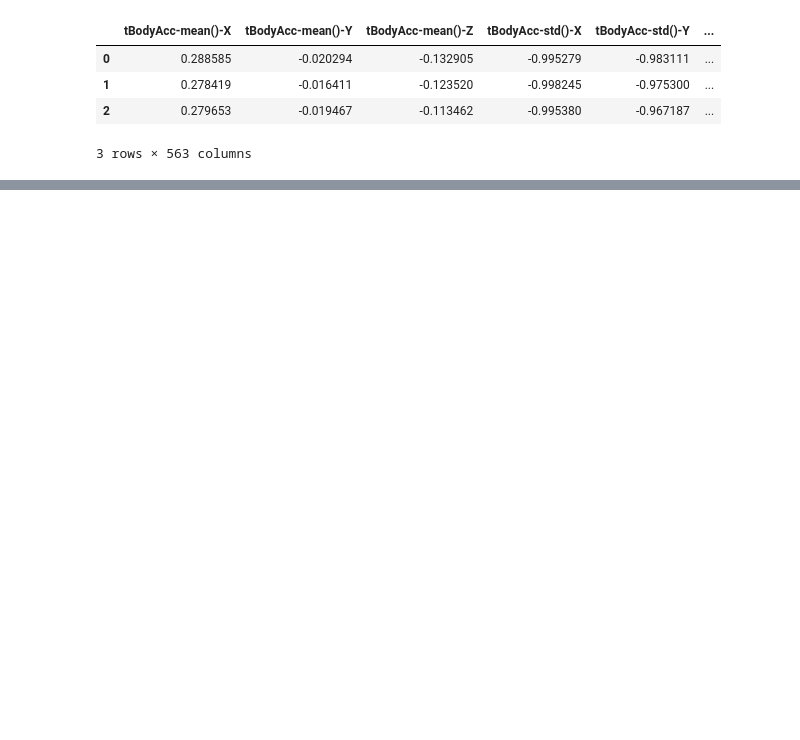
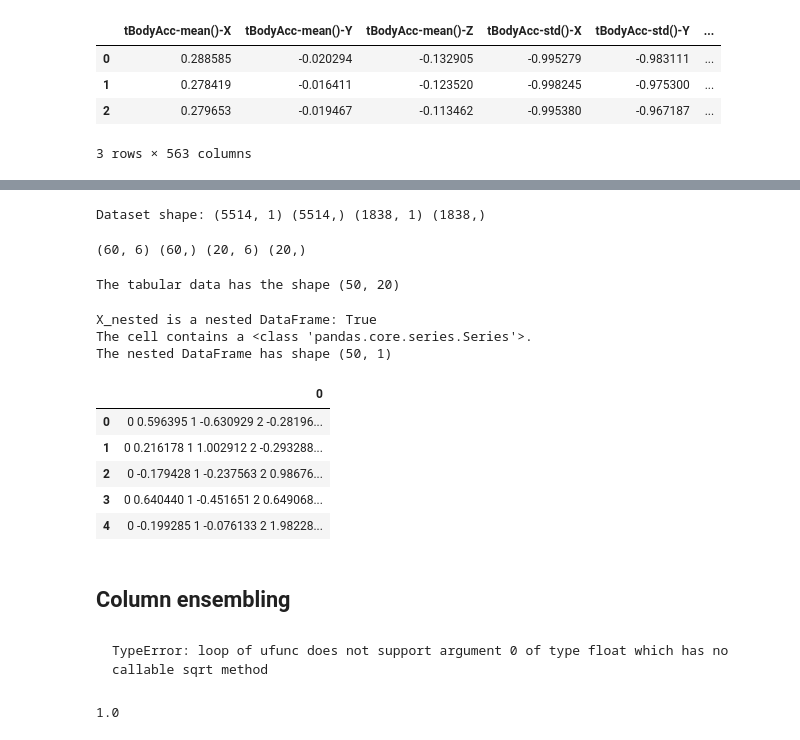
Before and after one commit to shamilnabiyev/automl-time-series, a Jupyter notebook: notebooks/sktime.ipynb, the cells around one changed output, grey strips where cells are left out. Cells and saved outputs as stored; diff of their text form; code cells hidden in the pictures; blank space fills up the shorter version.

````diff
--- a/notebooks/sktime.ipynb
+++ b/notebooks/sktime.ipynb
@@ -30,0 +134,46 @@ train.head(3)
+# %%
+features = train.columns.difference([target, 'datetime'])
+
+X = train[features]
+X = from_2d_array_to_nested(X)
+y = train[target]
+
+X_train, X_val, y_train, y_val = train_test_split(X, y, random_state=42, shuffle=False)
+
+print('Dataset shape:', X_train.shape, y_train.shape, X_val.shape, y_val.shape)
+# %% [output]
+Dataset shape: (5514, 1) (5514,) (1838, 1) (1838,)
+# %%
+X2, y2 = load_basic_motions(return_X_y=True)
+X2_train, X2_test, y2_train, y2_test = train_test_split(X2, y2, random_state=42)
+print(X2_train.shape, y2_train.shape, X2_test.shape, y2_test.shape)
+# %% [output]
+(60, 6) (60,) (20, 6) (20,)
+# %%
+from numpy.random import default_rng
+
+from sktime.datatypes._panel._convert import from_2d_array_to_nested
+
+rng = default_rng()
+X_2d = rng.standard_normal((50, 20))
+print(f"The tabular data has the shape {X_2d.shape}")
+# %% [output]
+The tabular data has the shape (50, 20)
+# %%
+X_nested = from_2d_array_to_nested(X_2d)
+print(f"X_nested is a nested DataFrame: {is_nested_dataframe(X_nested)}")
+print(f"The cell contains a {type(X_nested.iloc[0,0])}.")
+print(f"The nested DataFrame has shape {X_nested.shape}")
+X_nested.head()
+# %% [output]
+X_nested is a nested DataFrame: True
+The cell contains a <class 'pandas.core.series.Series'>.
+The nested DataFrame has shape (50, 1)
+|  | 0 |
+| 0 | 0 0.596395 1 -0.630929 2 -0.28196... |
+| 1 | 0 0.216178 1 1.002912 2 -0.293288... |
+| 2 | 0 -0.179428 1 -0.237563 2 0.98676... |
+| 3 | 0 0.640440 1 -0.451651 2 0.649068... |
+| 4 | 0 -0.199285 1 -0.076133 2 1.98228... |
+# %% [markdown]
+## Column ensembling
@@ -30,0 +193,4 @@ train.head(3)
+# %% [markdown]
+```
+TypeError: loop of ufunc does not support argument 0 of type float which has no callable sqrt method
+```
@@ -30,0 +205,4 @@ train.head(3)
+# %%
+clf.score(X_train, y_train)
+# %% [output]
+1.0
````
Also changed, not shown: parts of 20 cells of this notebook.
